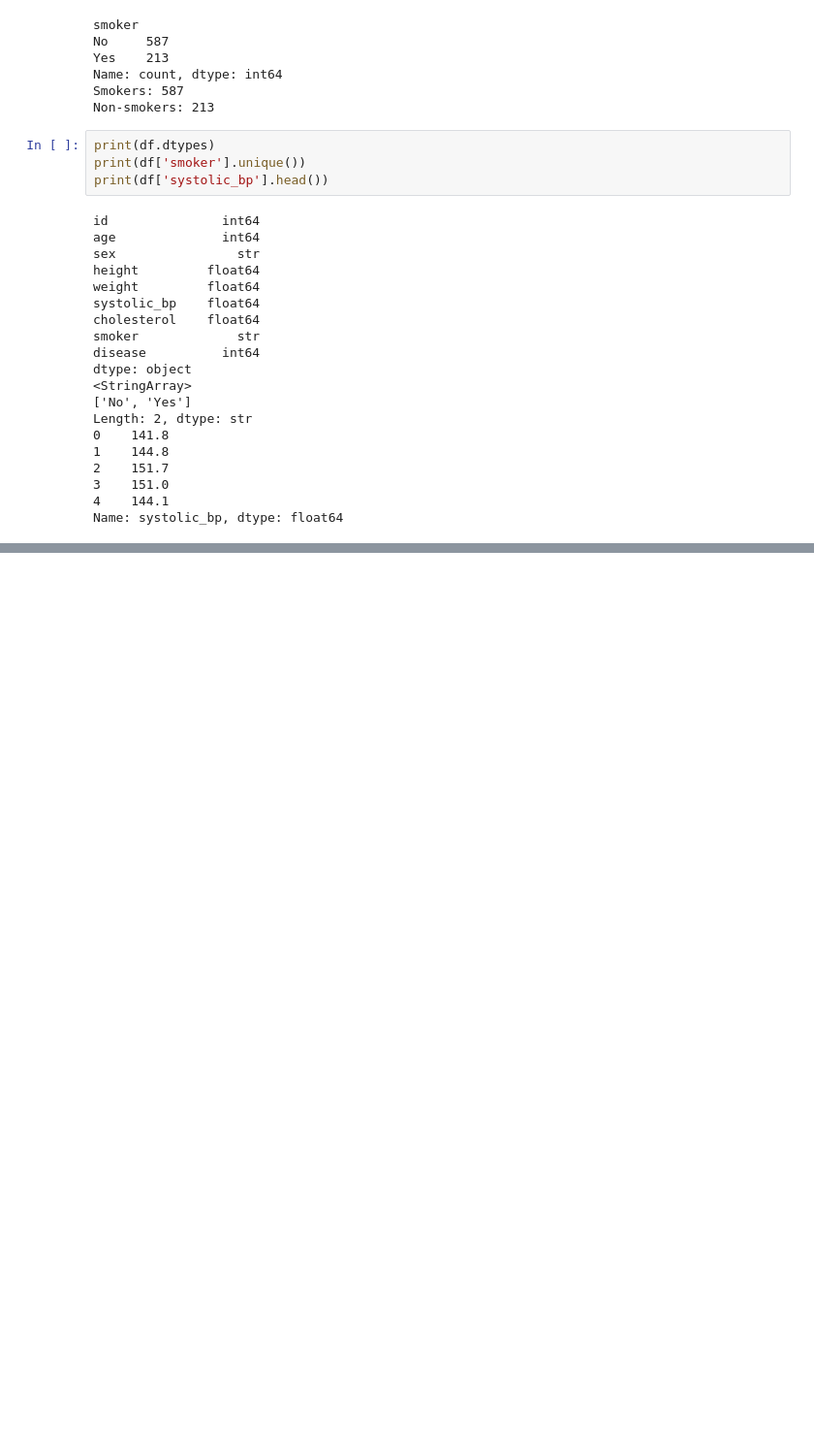
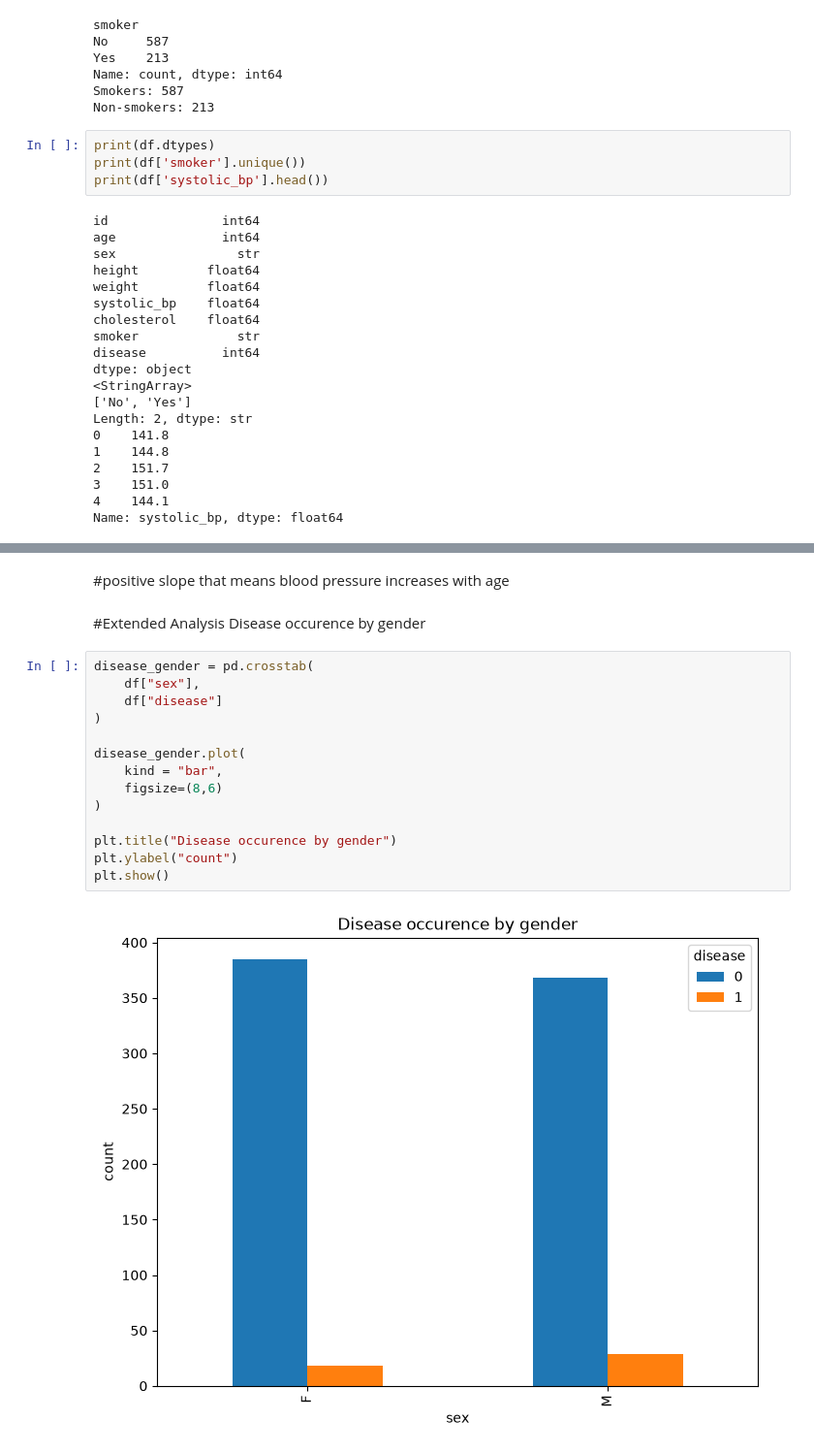
Before and after one commit to MadhaviKolli/Exam_healthstudy, a Jupyter notebook: notepad/analys.ipynb, the cells around one changed output, grey strips where cells are left out. Shown at 97% size. Cells and saved outputs as stored; diff of their text form; blank space fills up the shorter version.

```diff
--- a/notepad/analys.ipynb
+++ b/notepad/analys.ipynb
@@ -256,0 +436,20 @@ Name: systolic_bp, dtype: float64
+# %% [markdown]
+#positive slope that means blood pressure increases with age
+# %% [markdown]
+#Extended Analysis Disease occurence by gender
+# %%
+disease_gender = pd.crosstab(
+    df["sex"],
+    df["disease"]
+)
+
+disease_gender.plot(
+    kind = "bar",
+    figsize=(8,6)
+)
+
+plt.title("Disease occurence by gender")
+plt.ylabel("count")
+plt.show()
+# %% [output]
+[figure, added]
```
Also changed, not shown: parts of 20 cells of this notebook, 4 other files.
